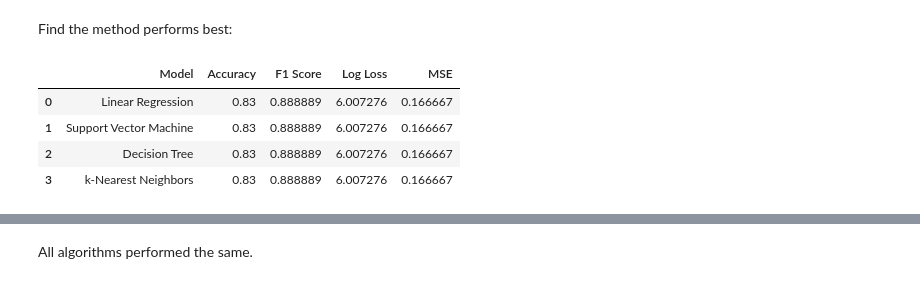
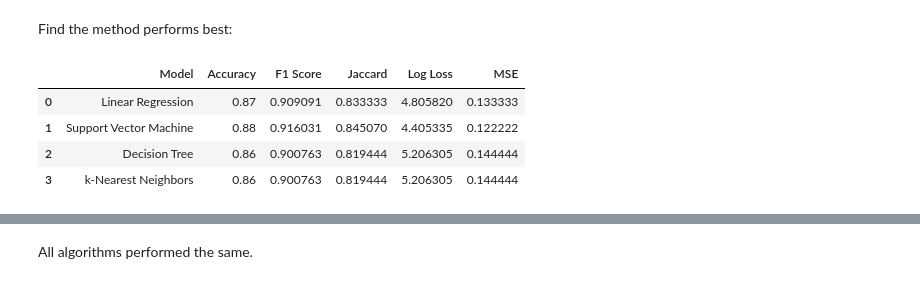
Before and after one commit to dunarand/IBM-Applied-Datascience-Capstone, a Jupyter notebook: module-4/4-1 SpaceX-Machine-Learning-Prediction.ipynb, the cells around one changed output, grey strips where cells are left out. Cells and saved outputs as stored; diff of their text form; code cells hidden in the pictures.

```diff
--- a/module-4/4-1 SpaceX-Machine-Learning-Prediction.ipynb
+++ b/module-4/4-1 SpaceX-Machine-Learning-Prediction.ipynb
@@ -300,49 +300,56 @@ plot_confusion_matrix(Y_test,yhat)
 # %% [markdown]
 Find the method performs best:
 # %%
-from sklearn.metrics import f1_score, log_loss, mean_squared_error
+from sklearn.metrics import f1_score, log_loss, mean_squared_error, jaccard_score
 
-accuracy_scores = [logreg_cv.score(X_test, Y_test), svm_cv.score(X_test, Y_test),
-                   tree_cv.score(X_test, Y_test), knn_cv.score(X_test, Y_test)]
+accuracy_scores = [logreg_cv.score(X, Y), svm_cv.score(X, Y),
+                   tree_cv.score(X, Y), knn_cv.score(X, Y)]
 accuracy_scores = [round(acc, 2) for acc in accuracy_scores]
 
 models = ['Linear Regression', 'Support Vector Machine', 'Decision Tree',
           'k-Nearest Neighbors']
 
-logreg_pred = logreg_cv.predict(X_test)
-svm_pred = svm_cv.predict(X_test)
-tree_pred = tree_cv.predict(X_test)
-knn_pred = knn_cv.predict(X_test)
+logreg_pred = logreg_cv.predict(X)
+svm_pred = svm_cv.predict(X)
+tree_pred = tree_cv.predict(X)
+knn_pred = knn_cv.predict(X)
 
 f1_scores = [
-    f1_score(Y_test, logreg_pred),
-    f1_score(Y_test, svm_pred),
-    f1_score(Y_test, tree_pred),
-    f1_score(Y_test, knn_pred)
+    f1_score(Y, logreg_pred),
+    f1_score(Y, svm_pred),
+    f1_score(Y, tree_pred),
+    f1_score(Y, knn_pred)
+]
+
+jaccard_scores = [
+    jaccard_score(Y, logreg_pred),
+    jaccard_score(Y, svm_pred),
+    jaccard_score(Y, tree_pred),
+    jaccard_score(Y, knn_pred)
 ]
 
 log_loss_scores = [
-    log_loss(Y_test, logreg_pred),
-    log_loss(Y_test, svm_pred),
-    log_loss(Y_test, tree_pred),
-    log_loss(Y_test, knn_pred)
+    log_loss(Y, logreg_pred),
+    log_loss(Y, svm_pred),
+    log_loss(Y, tree_pred),
+    log_loss(Y, knn_pred)
 ]
 
 mse_scores = [
-    mean_squared_error(Y_test, logreg_pred),
-    mean_squared_error(Y_test, svm_pred),
-    mean_squared_error(Y_test, tree_pred),
-    mean_squared_error(Y_test, knn_pred)
+    mean_squared_error(Y, logreg_pred),
+    mean_squared_error(Y, svm_pred),
+    mean_squared_error(Y, tree_pred),
+    mean_squared_error(Y, knn_pred)
 ]
 
 perf_df = pd.DataFrame([
-    [models[i], accuracy_scores[i], f1_scores[i], log_loss_scores[i], mse_scores[i]] for i in range(4)
-    ], index = range(4), columns=['Model', 'Accuracy', 'F1 Score', 'Log Loss', 'MSE'])
+    [models[i], accuracy_scores[i], f1_scores[i], jaccard_scores[i], log_loss_scores[i], mse_scores[i]] for i in range(4)
+    ], index = range(4), columns=['Model', 'Accuracy', 'F1 Score', 'Jaccard', 'Log Loss', 'MSE'])
 
 perf_df
 # %% [output]
-|  | Model | Accuracy | F1 Score | Log Loss | MSE |
-| 0 | Linear Regression | 0.83 | 0.888889 | 6.007276 | 0.166667 |
-| 1 | Support Vector Machine | 0.83 | 0.888889 | 6.007276 | 0.166667 |
-| 2 | Decision Tree | 0.83 | 0.888889 | 6.007276 | 0.166667 |
-| 3 | k-Nearest Neighbors | 0.83 | 0.888889 | 6.007276 | 0.166667 |
+|  | Model | Accuracy | F1 Score | Jaccard | Log Loss | MSE |
+| 0 | Linear Regression | 0.87 | 0.909091 | 0.833333 | 4.805820 | 0.133333 |
+| 1 | Support Vector Machine | 0.88 | 0.916031 | 0.845070 | 4.405335 | 0.122222 |
+| 2 | Decision Tree | 0.86 | 0.900763 | 0.819444 | 5.206305 | 0.144444 |
+| 3 | k-Nearest Neighbors | 0.86 | 0.900763 | 0.819444 | 5.206305 | 0.144444 |
```
Also changed, not shown: parts of 2 cells of this notebook.
